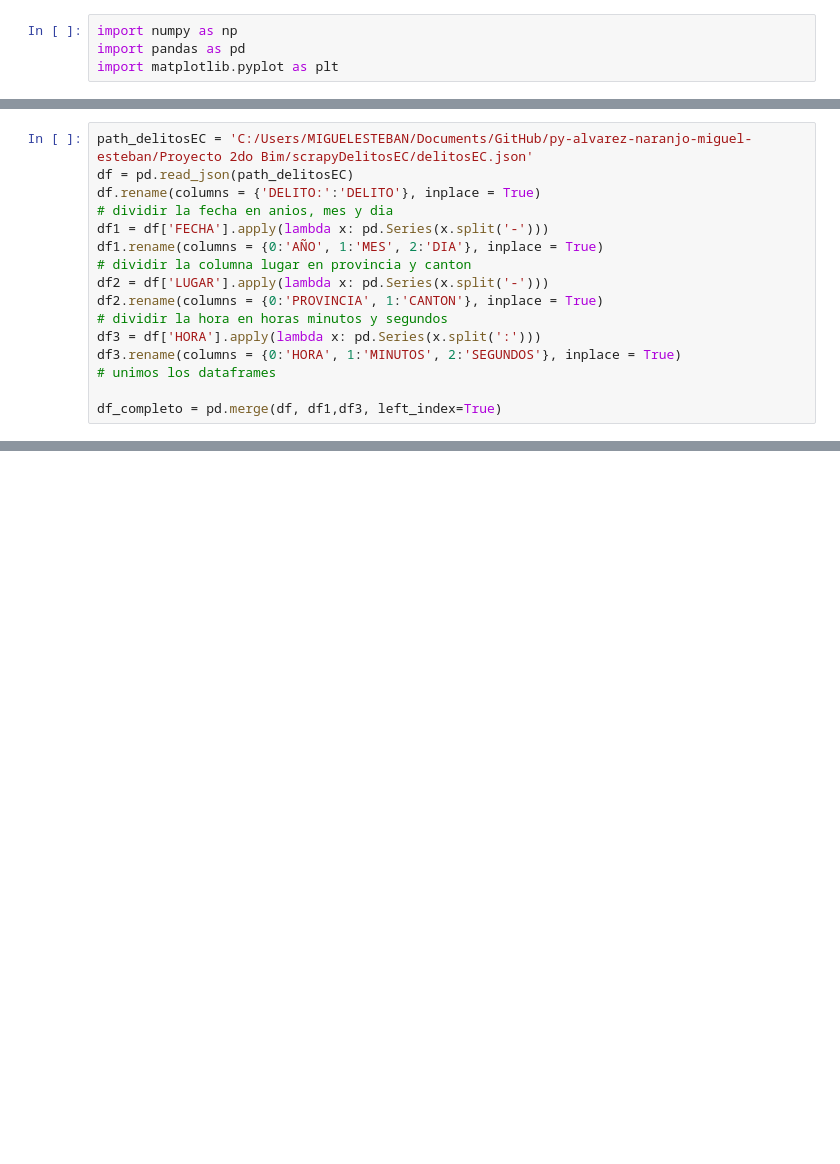
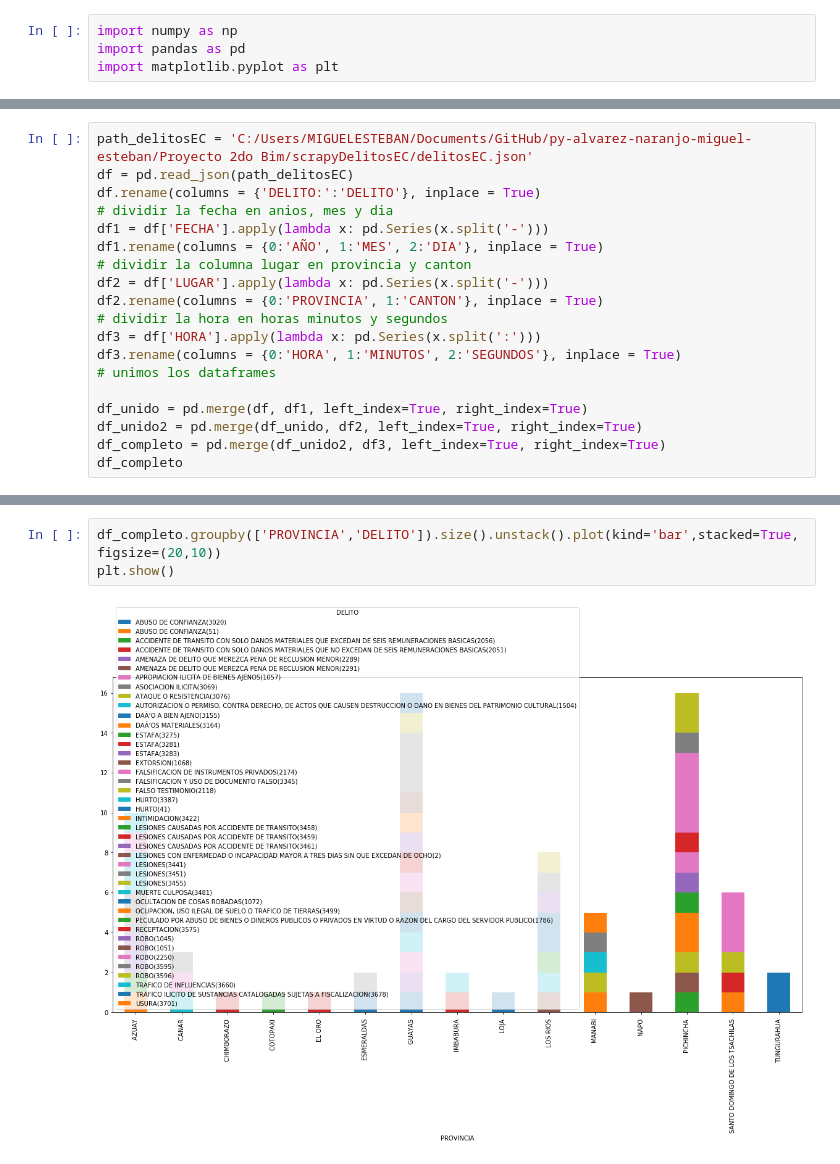
Before and after one commit to 2019-a-gr1-python/py-alvarez-naranjo-miguel-esteban, a Jupyter notebook: Proyecto 2do Bim/scrapyDelitosEC/Proyecto2Bim-DelitosEC.ipynb, the cells around one changed output, grey strips where cells are left out. Cells and saved outputs as stored; diff of their text form; blank space fills up the shorter version.

```diff
--- a/Proyecto 2do Bim/scrapyDelitosEC/Proyecto2Bim-DelitosEC.ipynb
+++ b/Proyecto 2do Bim/scrapyDelitosEC/Proyecto2Bim-DelitosEC.ipynb
@@ -34,5 +34,8 @@ df3 = df['HORA'].apply(lambda x: pd.Series(x.split(':')))
 df3.rename(columns = {0:'HORA', 1:'MINUTOS', 2:'SEGUNDOS'}, inplace = True)
 # unimos los dataframes
 
-df_completo = pd.merge(df, df1,df3, left_index=True)
+df_unido = pd.merge(df, df1, left_index=True, right_index=True)
+df_unido2 = pd.merge(df_unido, df2, left_index=True, right_index=True)
+df_completo = pd.merge(df_unido2, df3, left_index=True, right_index=True)
+df_completo
 # %% [output]
@@ -39,0 +60,5 @@ MergeError: Must pass right_on or right_index=True
+# %%
+df_completo.groupby(['PROVINCIA','DELITO']).size().unstack().plot(kind='bar',stacked=True, figsize=(20,10))
+plt.show()
+# %% [output]
+[figure, added]
```
Also changed, not shown: parts of 2 cells of this notebook.
